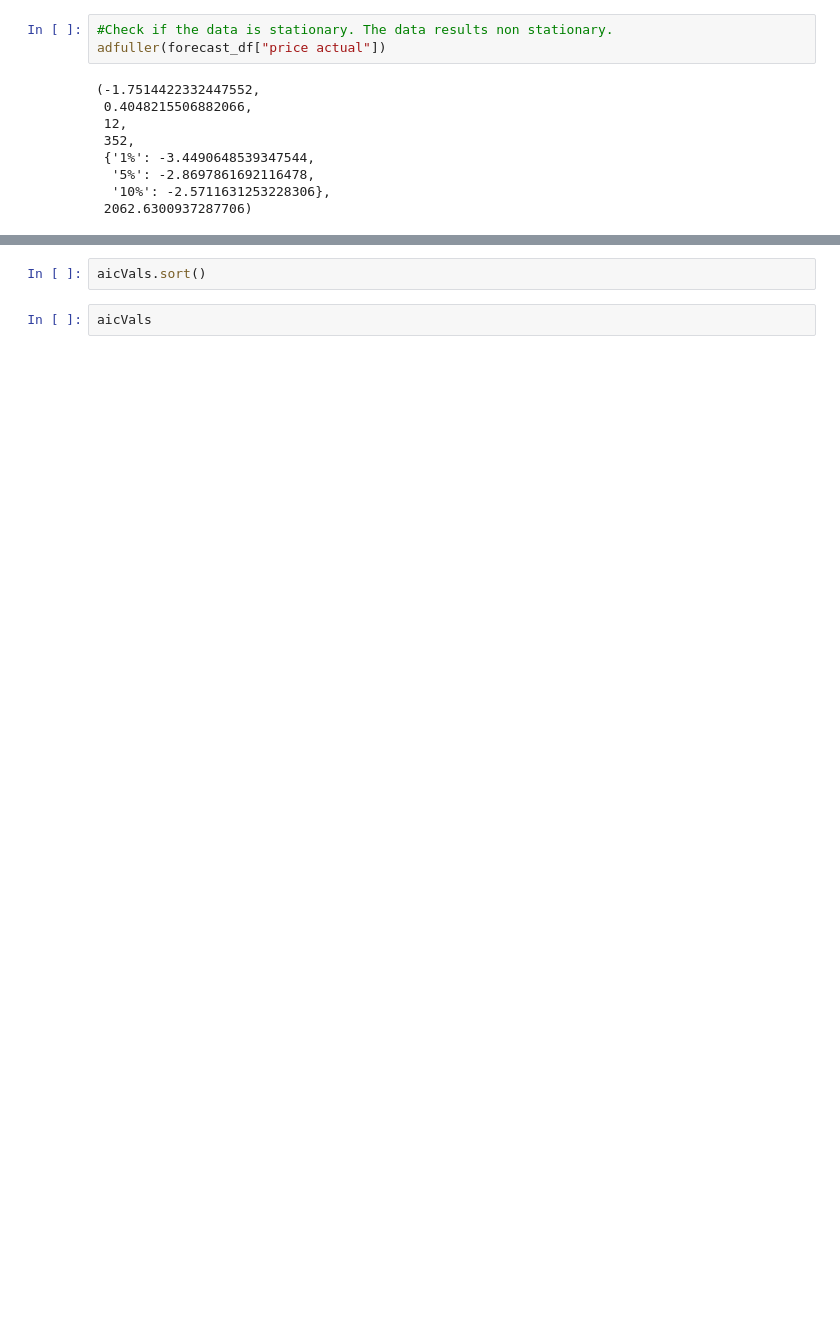
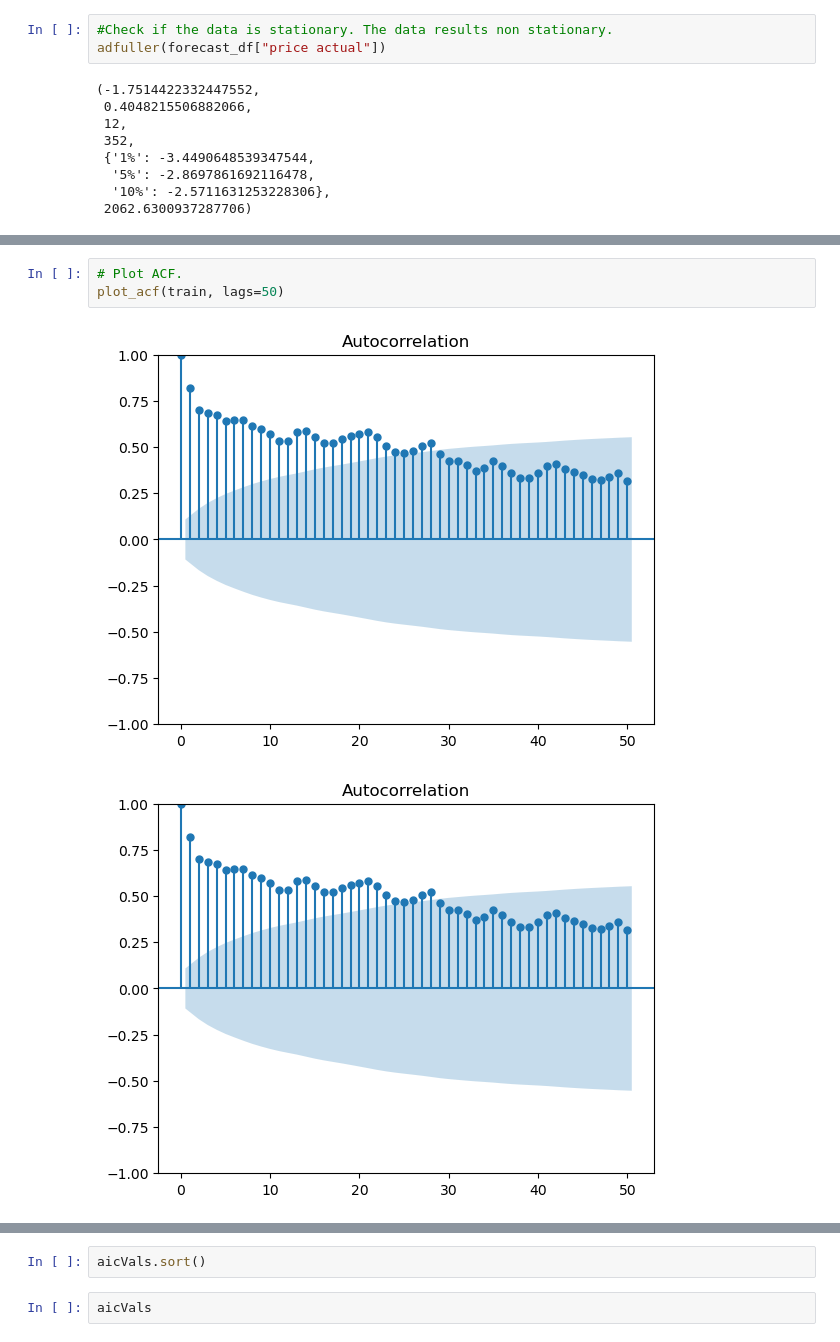
Before and after one commit to Er90Space/IntegratedCA2_ML-DV_CCT, a Jupyter notebook: CA2_ML_Dvis.ipynb, the cells around one changed output, grey strips where cells are left out. Saved outputs shown, nothing was run; the diff lists cells and outputs as text; blank space fills up the shorter version.

```diff
--- a/CA2_ML_Dvis.ipynb
+++ b/CA2_ML_Dvis.ipynb
@@ -202,0 +207,6 @@ plt.title('Price of Energy', fontsize=18);
+# %%
+# Plot ACF.
+plot_acf(train, lags=50)
+# %% [output]
+[figure, new version]
+[figure, new version]
```
Also changed, not shown: parts of 52 cells of this notebook.
